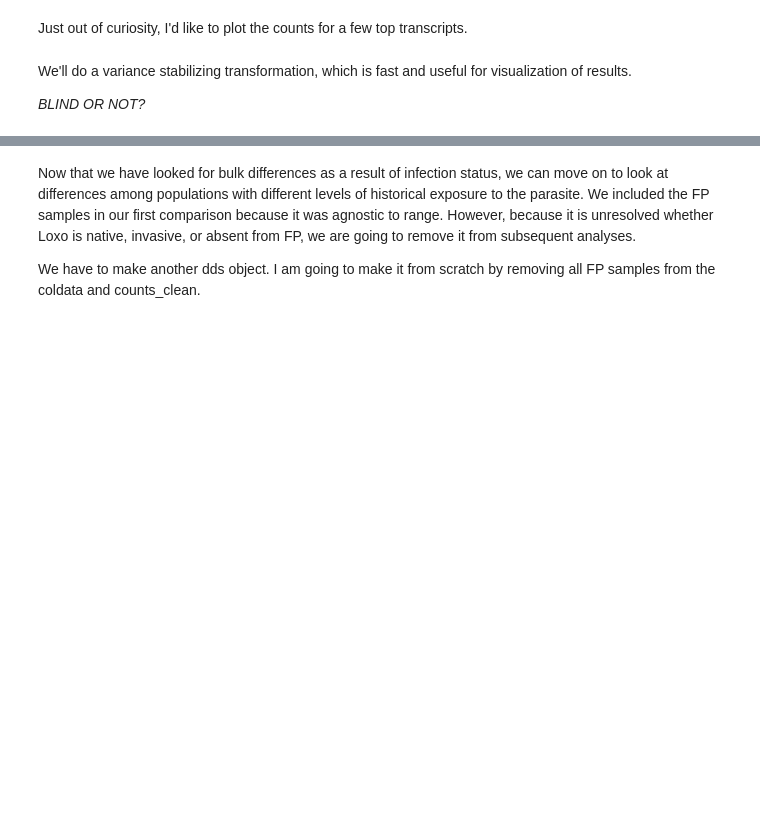
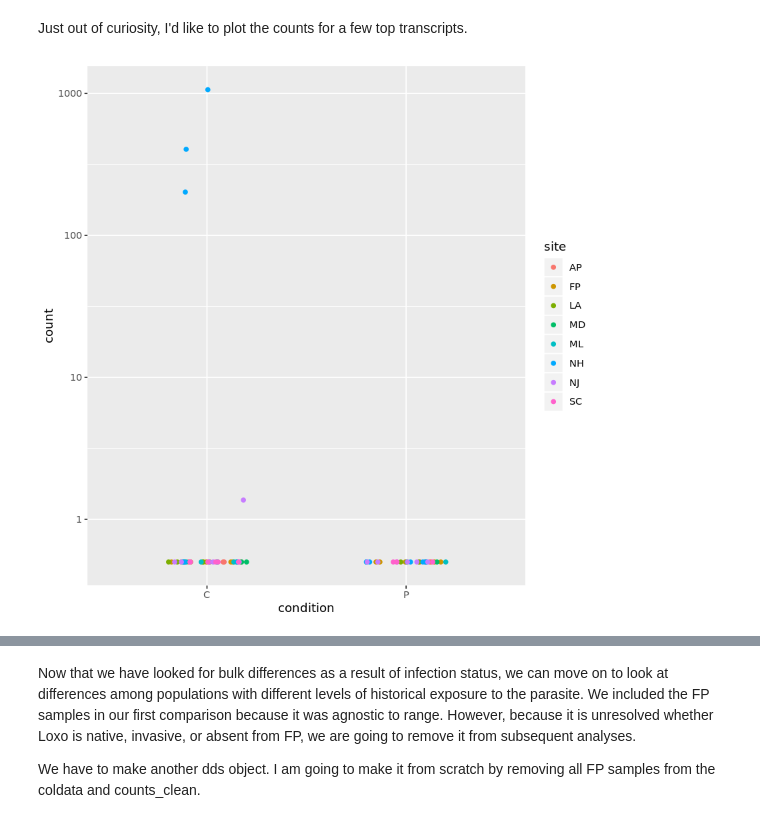
Before and after one commit to tepoltlab/RhithroLoxo_DE, a Jupyter notebook: juptyer_notebooks/DESeq2_RhithroLoxo.ipynb, the cells around one changed output, grey strips where cells are left out. Saved outputs shown, nothing was run; the diff lists cells and outputs as text; code cells hidden in the pictures; blank space fills up the shorter version.

```diff
--- a/juptyer_notebooks/DESeq2_RhithroLoxo.ipynb
+++ b/juptyer_notebooks/DESeq2_RhithroLoxo.ipynb
@@ -235,11 +433,9 @@ head(res_clean_sig, 20)
 # %% [markdown]
 Just out of curiosity, I'd like to plot the counts for a few top transcripts.
 # %%
-count_plot <- plotCounts(dds_clean, gene="TRINITY_DN4558_c1_g1_i1", intgroup=c("condition","site"), returnData=TRUE)
+count_plot <- plotCounts(dds_clean, gene="TRINITY_DN17577_c0_g1_i1", intgroup=c("condition","site"), returnData=TRUE)
 ggplot(count_plot, aes(x=condition, y=count, color=site)) +
     geom_point(position=position_jitter(w=0.2,h=0)) +
     scale_y_log10()
+# %% [output]
+[figure, added]
-# %% [markdown]
-We'll do a variance stabilizing transformation, which is fast and useful for visualization of results.
-
-*BLIND OR NOT?*
```
Also changed, not shown: parts of 81 cells of this notebook.
